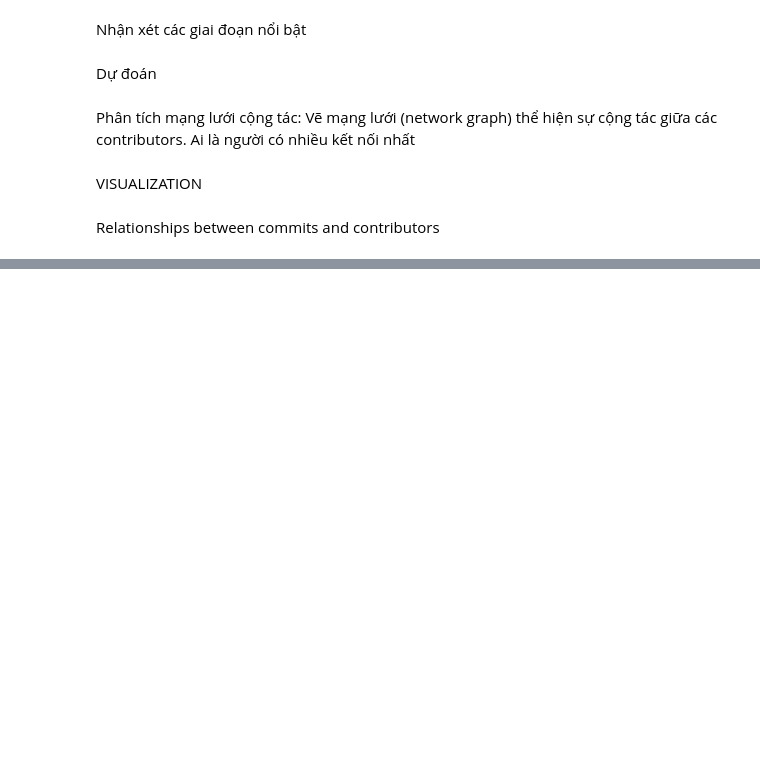
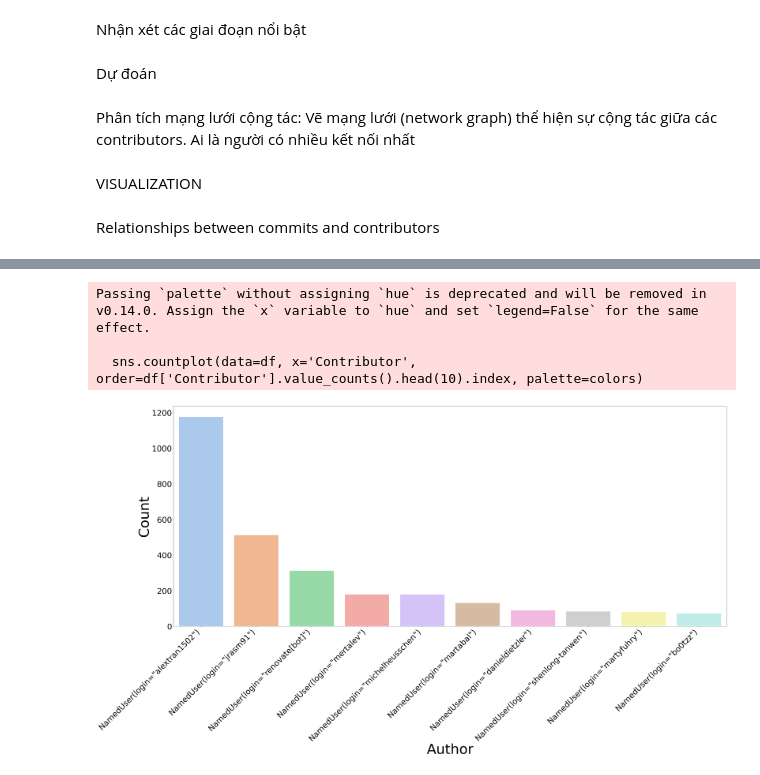
Before and after one commit to bokuwakira1411/PythonDataAnalysis, a Jupyter notebook: dataAnalyst.ipynb, the cells around one changed output, grey strips where cells are left out. Cells and saved outputs as stored; diff of their text form; code cells hidden in the pictures; blank space fills up the shorter version.

```diff
--- a/dataAnalyst.ipynb
+++ b/dataAnalyst.ipynb
@@ -57,7 +77,7 @@ Name: count, dtype: float64
 # %% [markdown]
 Thời gian hoạt động của các contributor
 # %%
-df['date'] = pd.to_datetime(df['date'])
-times = df.groupby('author')['date'].agg(['min', 'max'])
+df['Updated at'] = pd.to_datetime(df['Updated at'])
+times = df.groupby('Contributor')['Updated at'].agg(['min', 'max'])
 print(times)
 # %% [output]
@@ -110,5 +177,5 @@ df_temp
 # %% [markdown]
 top 5 đuôi email nhiều người dùng nhất
 # %%
-df['email_types'] = df['email'].str.extract(r'@([\w\.-]+)', expand=False)
+df['email_types'] = df['Author_email'].str.extract(r'@([\w\.-]+)', expand=False)
 df['email_types'].value_counts()
@@ -176,10 +301,15 @@ commit_contributor
 # %%
 plt.figure(figsize=(50, 20))
-colors = sns.color_palette("pastel", len(df['author'].value_counts().head(10)))
-sns.countplot(data=df, x='author', order=df['author'].value_counts().head(10).index, palette=colors)
+colors = sns.color_palette("pastel", len(df['Contributor'].value_counts().head(10)))
+sns.countplot(data=df, x='Contributor', order=df['Contributor'].value_counts().head(10).index, palette=colors)
 plt.xticks(rotation=45, ha='right', fontsize=40)
 plt.yticks(fontsize=40)
 plt.xlabel('Author', fontsize=70)
 plt.ylabel('Count', fontsize=70)
 plt.show()
+# %% [output]
+Passing `palette` without assigning `hue` is deprecated and will be removed in v0.14.0. Assign the `x` variable to `hue` and set `legend=False` for the same effect.
+
+  sns.countplot(data=df, x='Contributor', order=df['Contributor'].value_counts().head(10).index, palette=colors)
+[figure, added]
 # %%
```
Also changed, not shown: parts of 24 cells of this notebook.
